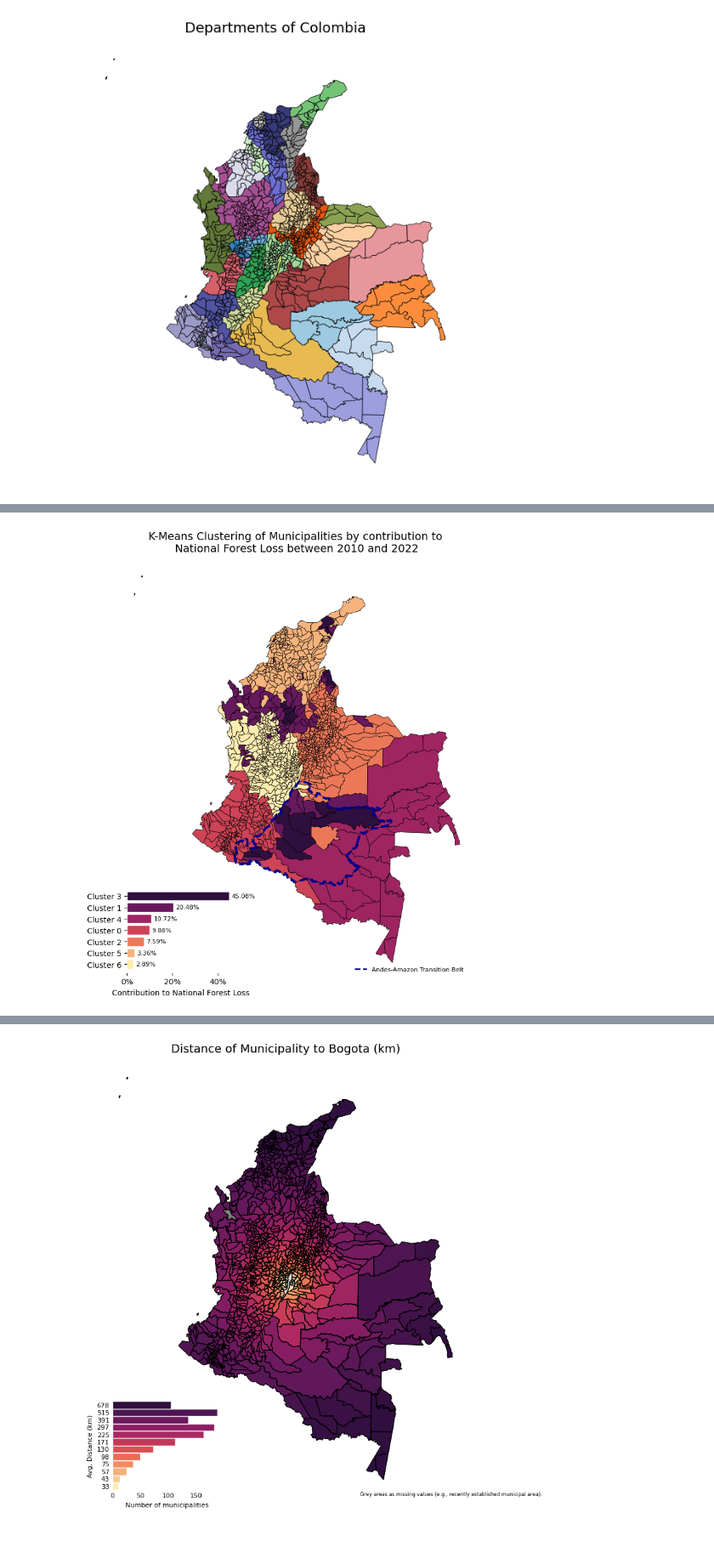
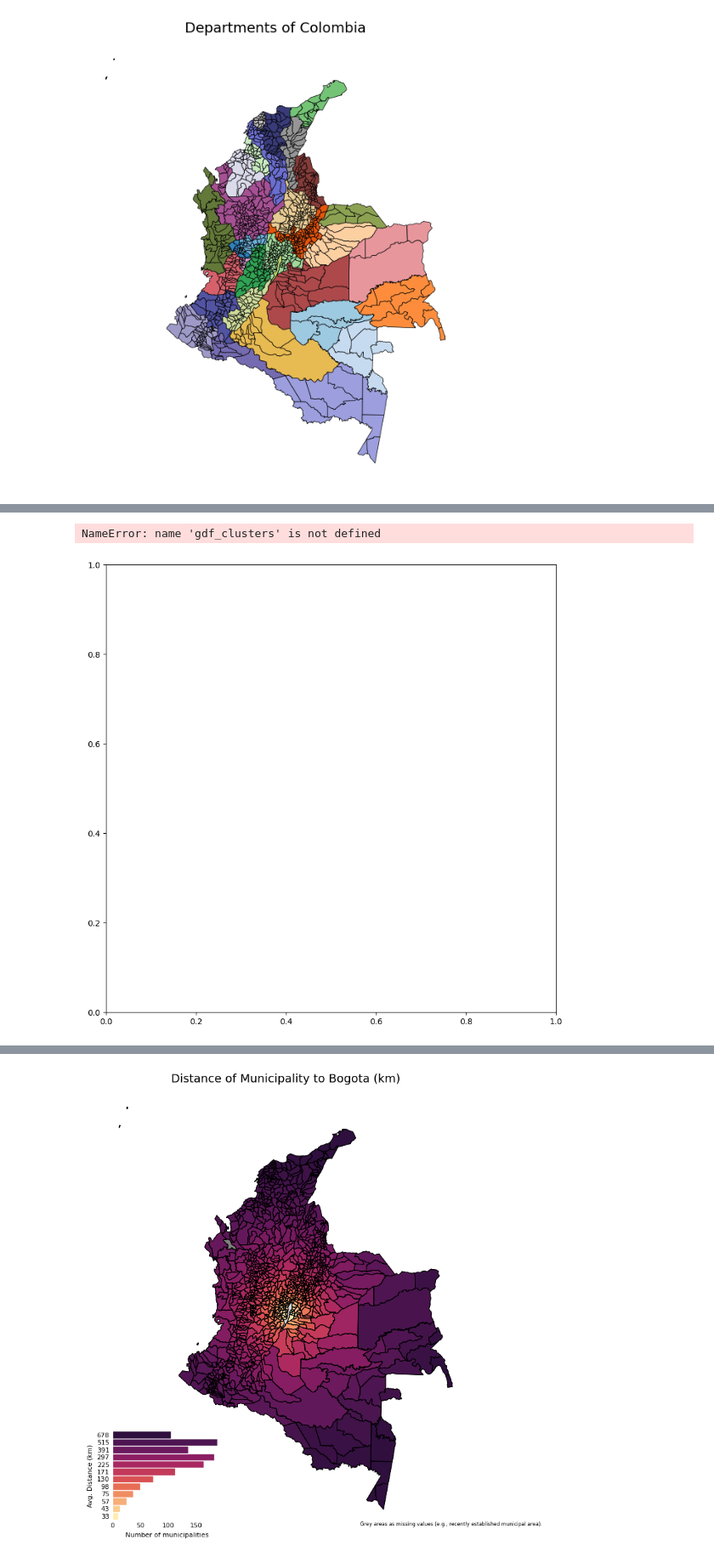
Before and after one commit to cpj97/MDS_thesis, a Jupyter notebook: Code/preprocessing_new.ipynb, the cells around one changed output, grey strips where cells are left out. Shown at 85% size. Cells and saved outputs as stored; diff of their text form; code cells hidden in the pictures.

```diff
--- a/Code/preprocessing_new.ipynb
+++ b/Code/preprocessing_new.ipynb
@@ -90,7 +90,7 @@ dataframes_iica[0]
 #####################
 
 ### IICA 2014-2016 ###
-dataframes_iica[1] = pd.melt(dataframes_iica[1], id_vars=dataframes_iica[1].columns[:3], value_vars=dataframes_iica[1].columns[3:5],
+dataframes_iica[1] = pd.melt(dataframes_iica[1], id_vars=dataframes_iica[1].columns[:3], value_vars=dataframes_iica[1].columns[3:6],
                     var_name='year', value_name='iica')
 
 # Extract only the year number from the 'year' column
@@ -1684,7 +1770,7 @@ from mpl_toolkits.axes_grid1.inset_locator import inset_axes
 
 # Assume gdf_clusters, final_df, shapes, transition, and cluster_table are predefined
 
-desired_order = [3, 1, 4, 0, 2, 5, 6]  # Replace with your actual order
+desired_order = [1, 0, 3, 6, 5, 2, 4]  # Replace with your actual order
 ordered_clusters = desired_order
 colors = Matter_7_r.hex_colors  # 7 colors from the reversed palette
 custom_cmap = ListedColormap(colors)
@@ -1724,34 +1810,35 @@ y_labels = [f"Cluster {c}" for c in cluster_order_in_bar]
 x_values = cluster_table_numeric['f_loss_ratio'] * 100  # Convert to %
 bars = bar_ax.barh(y_labels, x_values, color=bar_colors, edgecolor='white')
 
 # Format bar plot
 bar_ax.invert_yaxis()  # Highest value at top
 bar_ax.xaxis.set_major_formatter(mticker.FuncFormatter(lambda x, _: f"{x:.0f}%"))
 bar_ax.set_xlabel('Contribution to National Forest Loss', fontsize=10)
 
 
 # Add value labels
 for bar in bars:
     width = bar.get_width()
     y_pos = bar.get_y() + bar.get_height()/2
     bar_ax.text(width + 1, y_pos, f"{width:.2f}%", va='center', fontsize=8)
 
 # Remove spines for cleaner look
 for spine in bar_ax.spines.values():
     spine.set_visible(False)
 
 # --- Transition Belt Legend --- #
 transition_handle = mlines.Line2D([], [], color="darkblue", linestyle="--", linewidth=2,
                                   label="Andes-Amazon Transition Belt")
 ax.legend(handles=[transition_handle], loc="lower right",
           bbox_to_anchor=(0.98, 0.01), fontsize=8, frameon=False)
 
 ax.set_title("K-Means Clustering of Municipalities by contribution to \nNational Forest Loss between 2010 and 2022", fontsize=14)
 ax.axis("off")
 
 plt.show()
 # %% [output]
+NameError: name 'gdf_clusters' is not defined
-[figure, old version]
+[figure, new version]
 # %%
 region_table = final_df.groupby("Region").agg(
     avg_pc_loss = ('pc_loss', 'mean'),
```
Also changed, not shown: parts of 18 cells of this notebook, 2 other files.
